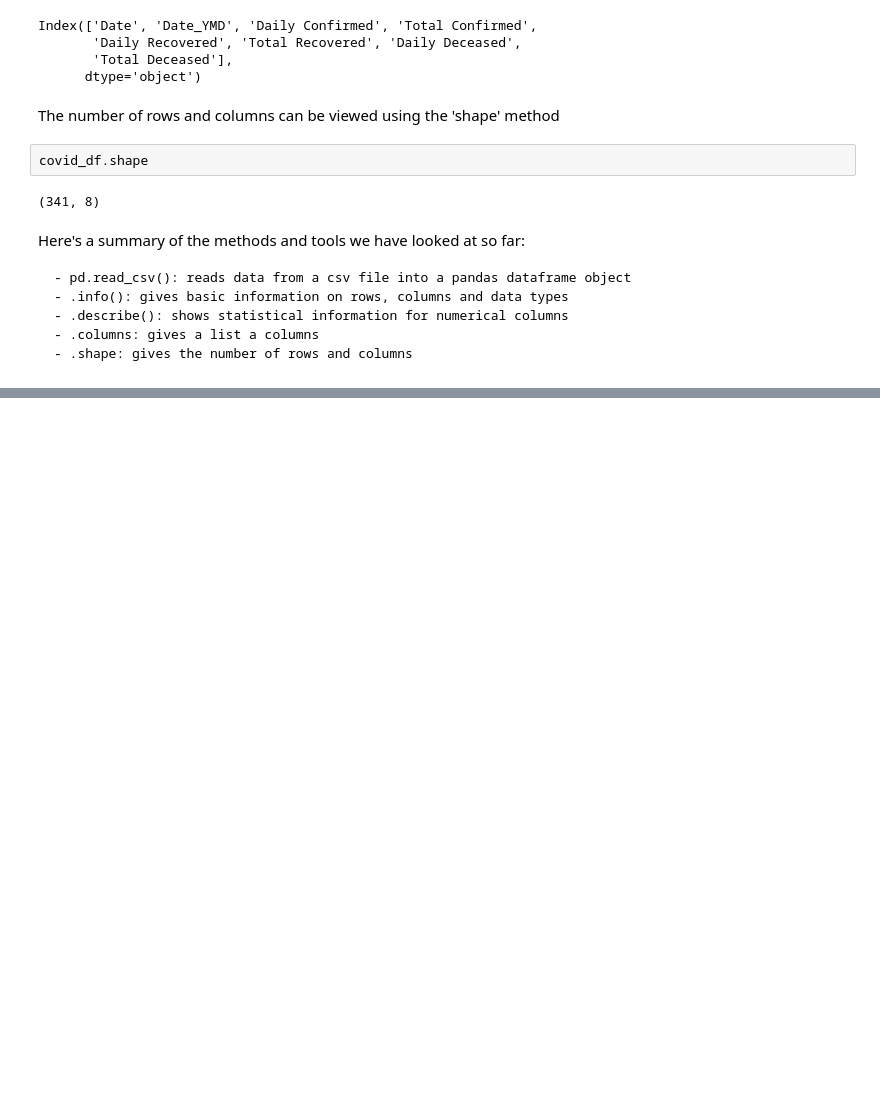
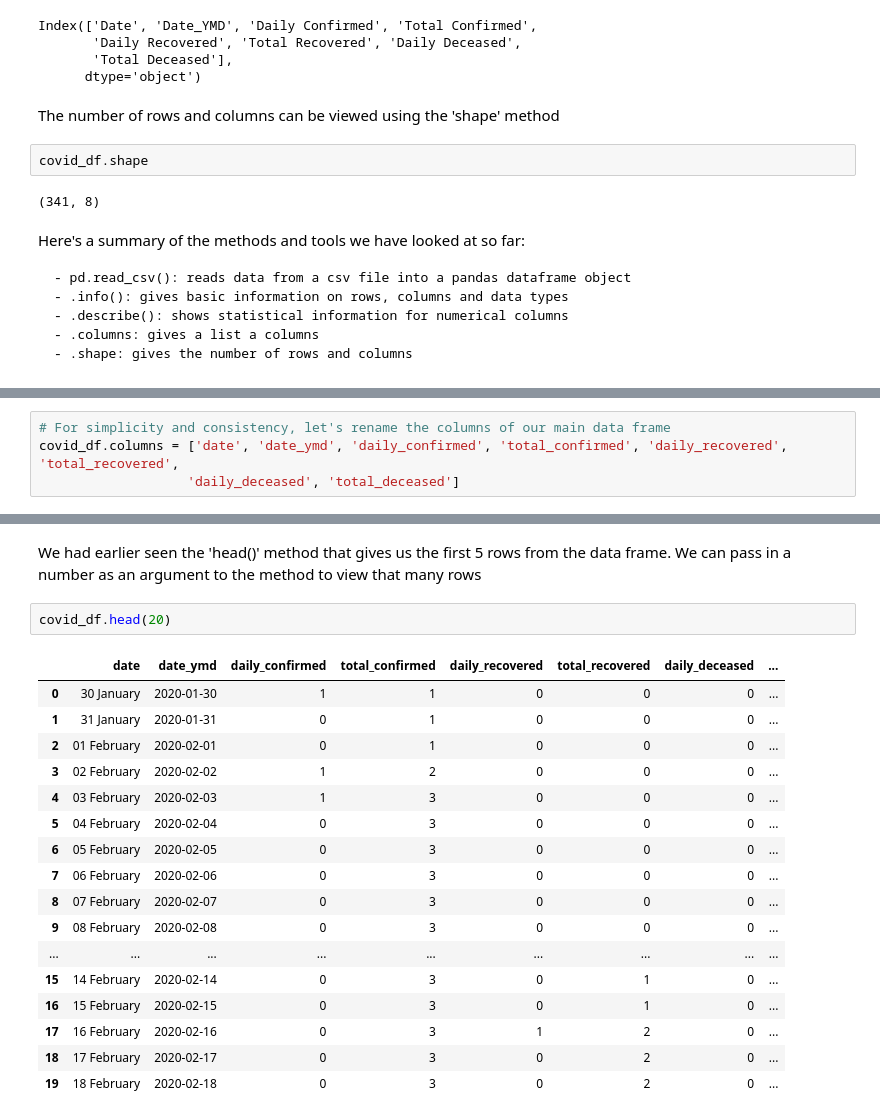
Before and after one commit to enumulak/EK_ML, a Jupyter notebook: Pandas/LearnPandas_Covid19_IndiaAnalysis_v1.0.ipynb, the cells around one changed output, grey strips where cells are left out. Cells and saved outputs as stored; diff of their text form; blank space fills up the shorter version.

```diff
--- a/Pandas/LearnPandas_Covid19_IndiaAnalysis_v1.0.ipynb
+++ b/Pandas/LearnPandas_Covid19_IndiaAnalysis_v1.0.ipynb
@@ -103,0 +165,4 @@ Here's a summary of the methods and tools we have looked at so far:
+# %%
+# For simplicity and consistency, let's rename the columns of our main data frame
+covid_df.columns = ['date', 'date_ymd', 'daily_confirmed', 'total_confirmed', 'daily_recovered', 'total_recovered',
+                   'daily_deceased', 'total_deceased']
@@ -103,0 +252,22 @@ Here's a summary of the methods and tools we have looked at so far:
+# %% [markdown]
+We had earlier seen the 'head()' method that gives us the first 5 rows from the data frame. We can pass in a number as an argument to the method to view that many rows
+# %%
+covid_df.head(20)
+# %% [output]
+|  | date | date_ymd | daily_confirmed | total_confirmed | daily_recovered | total_recovered | daily_deceased | ... |
+| 0 | 30 January | 2020-01-30 | 1 | 1 | 0 | 0 | 0 | ... |
+| 1 | 31 January | 2020-01-31 | 0 | 1 | 0 | 0 | 0 | ... |
+| 2 | 01 February | 2020-02-01 | 0 | 1 | 0 | 0 | 0 | ... |
+| 3 | 02 February | 2020-02-02 | 1 | 2 | 0 | 0 | 0 | ... |
+| 4 | 03 February | 2020-02-03 | 1 | 3 | 0 | 0 | 0 | ... |
+| 5 | 04 February | 2020-02-04 | 0 | 3 | 0 | 0 | 0 | ... |
+| 6 | 05 February | 2020-02-05 | 0 | 3 | 0 | 0 | 0 | ... |
+| 7 | 06 February | 2020-02-06 | 0 | 3 | 0 | 0 | 0 | ... |
+| 8 | 07 February | 2020-02-07 | 0 | 3 | 0 | 0 | 0 | ... |
+| 9 | 08 February | 2020-02-08 | 0 | 3 | 0 | 0 | 0 | ... |
+| ... | ... | ... | ... | ... | ... | ... | ... | ... |
+| 15 | 14 February | 2020-02-14 | 0 | 3 | 0 | 1 | 0 | ... |
+| 16 | 15 February | 2020-02-15 | 0 | 3 | 0 | 1 | 0 | ... |
+| 17 | 16 February | 2020-02-16 | 0 | 3 | 1 | 2 | 0 | ... |
+| 18 | 17 February | 2020-02-17 | 0 | 3 | 0 | 2 | 0 | ... |
+| 19 | 18 February | 2020-02-18 | 0 | 3 | 0 | 2 | 0 | ... |
```
Also changed, not shown: parts of 32 cells of this notebook, 1 other file.
